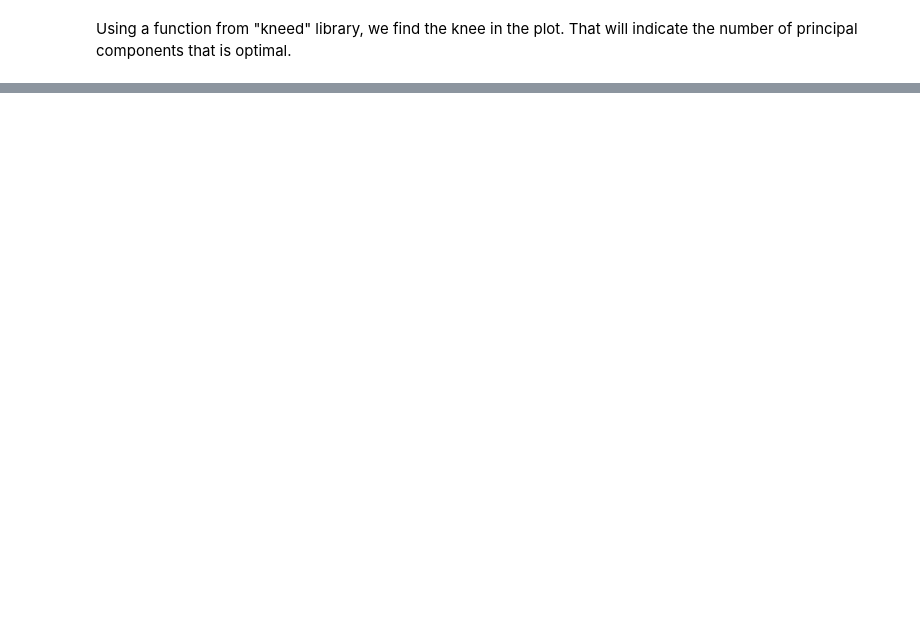
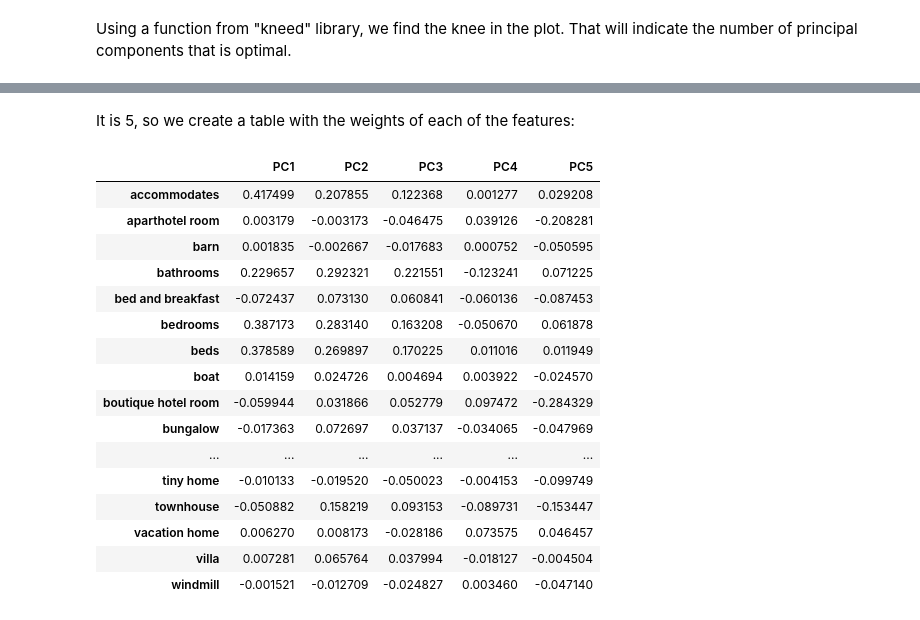
Before and after one commit to pkhudov/Edinburgh_Property_Analysis, a Jupyter notebook: propertyAnalysis.ipynb, the cells around one changed output, grey strips where cells are left out. Cells and saved outputs as stored; diff of their text form; code cells hidden in the pictures; blank space fills up the shorter version.

```diff
--- a/propertyAnalysis.ipynb
+++ b/propertyAnalysis.ipynb
@@ -306,0 +450,23 @@ results.summary()
+# %% [markdown]
+It is 5, so we create a table with the weights of each of the features:
+# %%
+pc_table = pd.DataFrame(eigenvectors[:5].T, columns=["PC" + str(i+1) for i in range(len(eigenvalues[:5]))], index=listings_df_features_expanded.drop(["price"], axis=1).columns.values.tolist())
+pc_table
+# %% [output]
+|  | PC1 | PC2 | PC3 | PC4 | PC5 |
+| accommodates | 0.417499 | 0.207855 | 0.122368 | 0.001277 | 0.029208 |
+| aparthotel room | 0.003179 | -0.003173 | -0.046475 | 0.039126 | -0.208281 |
+| barn | 0.001835 | -0.002667 | -0.017683 | 0.000752 | -0.050595 |
+| bathrooms | 0.229657 | 0.292321 | 0.221551 | -0.123241 | 0.071225 |
+| bed and breakfast | -0.072437 | 0.073130 | 0.060841 | -0.060136 | -0.087453 |
+| bedrooms | 0.387173 | 0.283140 | 0.163208 | -0.050670 | 0.061878 |
+| beds | 0.378589 | 0.269897 | 0.170225 | 0.011016 | 0.011949 |
+| boat | 0.014159 | 0.024726 | 0.004694 | 0.003922 | -0.024570 |
+| boutique hotel room | -0.059944 | 0.031866 | 0.052779 | 0.097472 | -0.284329 |
+| bungalow | -0.017363 | 0.072697 | 0.037137 | -0.034065 | -0.047969 |
+| ... | ... | ... | ... | ... | ... |
+| tiny home | -0.010133 | -0.019520 | -0.050023 | -0.004153 | -0.099749 |
+| townhouse | -0.050882 | 0.158219 | 0.093153 | -0.089731 | -0.153447 |
+| vacation home | 0.006270 | 0.008173 | -0.028186 | 0.073575 | 0.046457 |
+| villa | 0.007281 | 0.065764 | 0.037994 | -0.018127 | -0.004504 |
+| windmill | -0.001521 | -0.012709 | -0.024827 | 0.003460 | -0.047140 |
```
Also changed, not shown: parts of 107 cells of this notebook, 9 other files.
